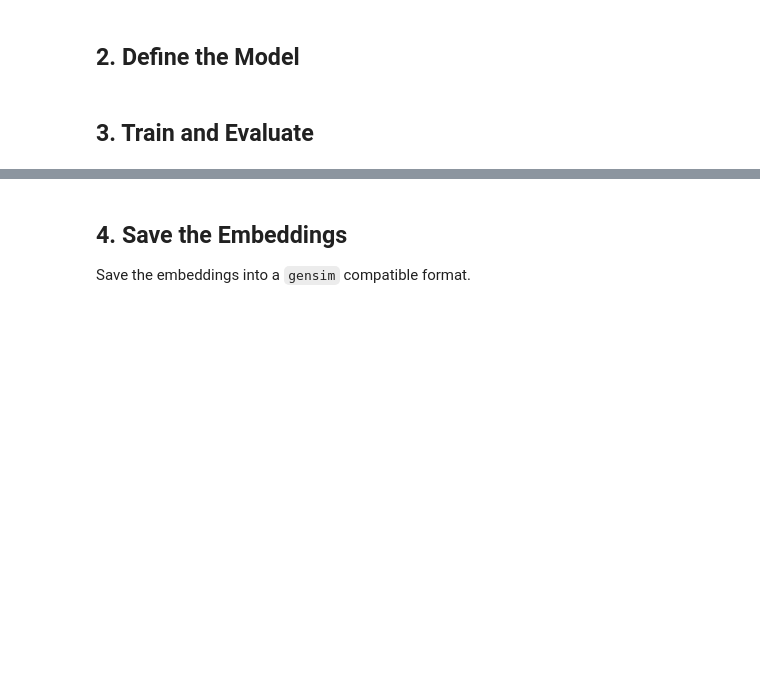
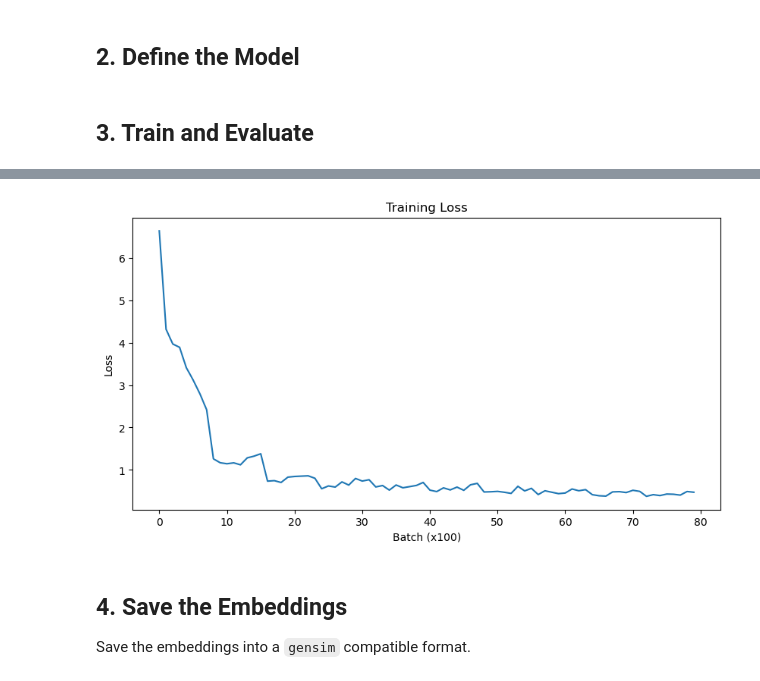
Before and after one commit to Scodive/CS310-Natural_Language_Processing, a Jupyter notebook: assignments/A2/A2_w2v.ipynb, the cells around one changed output, grey strips where cells are left out. Drawn from its saved outputs; the diff is of its cells as text; code cells hidden in the pictures; blank space fills up the shorter version.

```diff
--- a/assignments/A2/A2_w2v.ipynb
+++ b/assignments/A2/A2_w2v.ipynb
@@ -126,12 +126,13 @@ class SkipGram(nn.Module):
         super(SkipGram, self).__init__()
         self.vocab_size = vocab_size
         self.emb_size = emb_size
-        self.emb_v = nn.Embedding(vocab_size, emb_size, sparse=True)
-        self.emb_u = nn.Embedding(vocab_size, emb_size, sparse=True)
+        # 将sparse参数设为False
+        self.emb_v = nn.Embedding(vocab_size, emb_size, sparse=False)
+        self.emb_u = nn.Embedding(vocab_size, emb_size, sparse=False)
 
-        initrange = 1.0 / self.emb_size # some experience passed down from generation to generation
-        nn.init.uniform_(self.emb_v.weight.data, -initrange, initrange) # same outcome as self.emb_v.weight.data.uniform_(-initrange, initrange)
-        nn.init.constant_(self.emb_u.weight.data, 0) # same outcome as self.emb_u.weight.data.zero_()
+        initrange = 1.0 / self.emb_size
+        nn.init.uniform_(self.emb_v.weight.data, -initrange, initrange)
+        nn.init.constant_(self.emb_u.weight.data, 0)# same outcome as self.emb_u.weight.data.zero_()
 
     def forward(self, center, outside, negative):
         """
@@ -194,10 +195,7 @@ def train(model, words, corpus, batch_size, window_size, k, optimizer, scheduler
             # 打乱训练数据
             np.random.shuffle(train_data)
 
-            # 创建进度条
-            total_batches = len(train_data) // batch_size
-            print(f"Epoch {epoch+1}/{epochs}, 总批次数: {total_batches}")
-
+            # 创建批次
             for center, outside, negative in batchify(train_data, batch_size):
                 try:
                     # 移动数据到设备
@@ -206,12 +204,17 @@ def train(model, words, corpus, batch_size, window_size, k, optimizer, scheduler
                     negative = negative.to(device)
 
                     # 前向传播
-                    model.zero_grad()
+                    optimizer.zero_grad()
                     loss = model(center, outside, negative)
 
                     # 反向传播
                     loss.backward()
-                    torch.nn.utils.clip_grad_norm_(model.parameters(), 5)
+
+                    # 使用更温和的梯度裁剪方式
+                    for param in model.parameters():
+                        if param.grad is not None:
+                            param.grad.data.clamp_(-1, 1)
+
                     optimizer.step()
 
                     total_loss += loss.item()
@@ -219,8 +222,7 @@ def train(model, words, corpus, batch_size, window_size, k, optimizer, scheduler
 
                     if batch_count % print_interval == 0:
                         avg_loss = total_loss / print_interval
-                        print(f"Epoch {epoch+1}, Batch {batch_count}/{total_batches}, "
-                              f"Loss: {avg_loss:.4f}, LR: {scheduler.get_last_lr()[0]:.6f}")
+                        print(f"Epoch {epoch+1}, Batch {batch_count}, Loss: {avg_loss:.4f}")
                         losses.append(avg_loss)
                         total_loss = 0
 
@@ -229,7 +231,7 @@ def train(model, words, corpus, batch_size, window_size, k, optimizer, scheduler
                     continue
 
             scheduler.step()
-            print(f"Epoch {epoch+1} 完成")
+            print(f"Epoch {epoch+1} 完成。当前学习率: {scheduler.get_last_lr()[0]:.6f}")
 
     except Exception as e:
         print(f"训练过程出错: {e}")
@@ -254,9 +256,8 @@ vocab_size = corpus.vocab_size
 model = SkipGram(vocab_size, emb_size)
 
 # Initialize optimizer and scheduler
-optimizer = torch.optim.SparseAdam(model.parameters(), lr=initial_lr)
-scheduler = torch.optim.lr_scheduler.CosineAnnealingLR(optimizer, T_max=10, eta_min=1e-5)
-
+optimizer = torch.optim.Adam(model.parameters(), lr=initial_lr)
+scheduler = torch.optim.lr_scheduler.StepLR(optimizer, step_size=1, gamma=0.9)  # 使用更简单的学习率调度
 # Determine device
 device = torch.device("cuda" if torch.cuda.is_available() else "cpu")
 print(f"Using device: {device}")
@@ -291,3 +308,4 @@ Total vocabulary: 1352
+[figure, added]
 # %% [markdown]
 ## 4. Save the Embeddings
 
```
Also changed, not shown: parts of 6 cells of this notebook, 21 other files.
